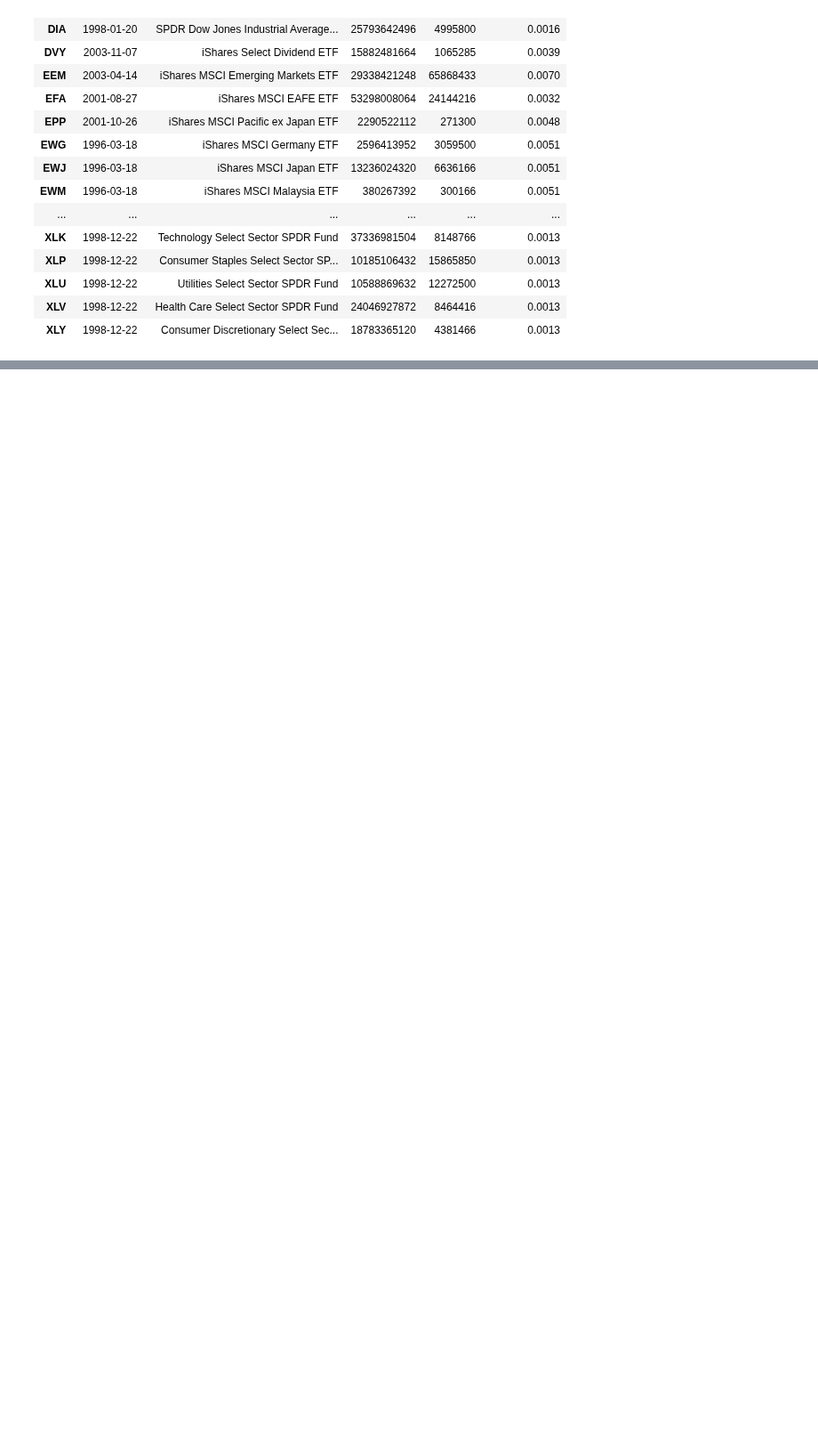
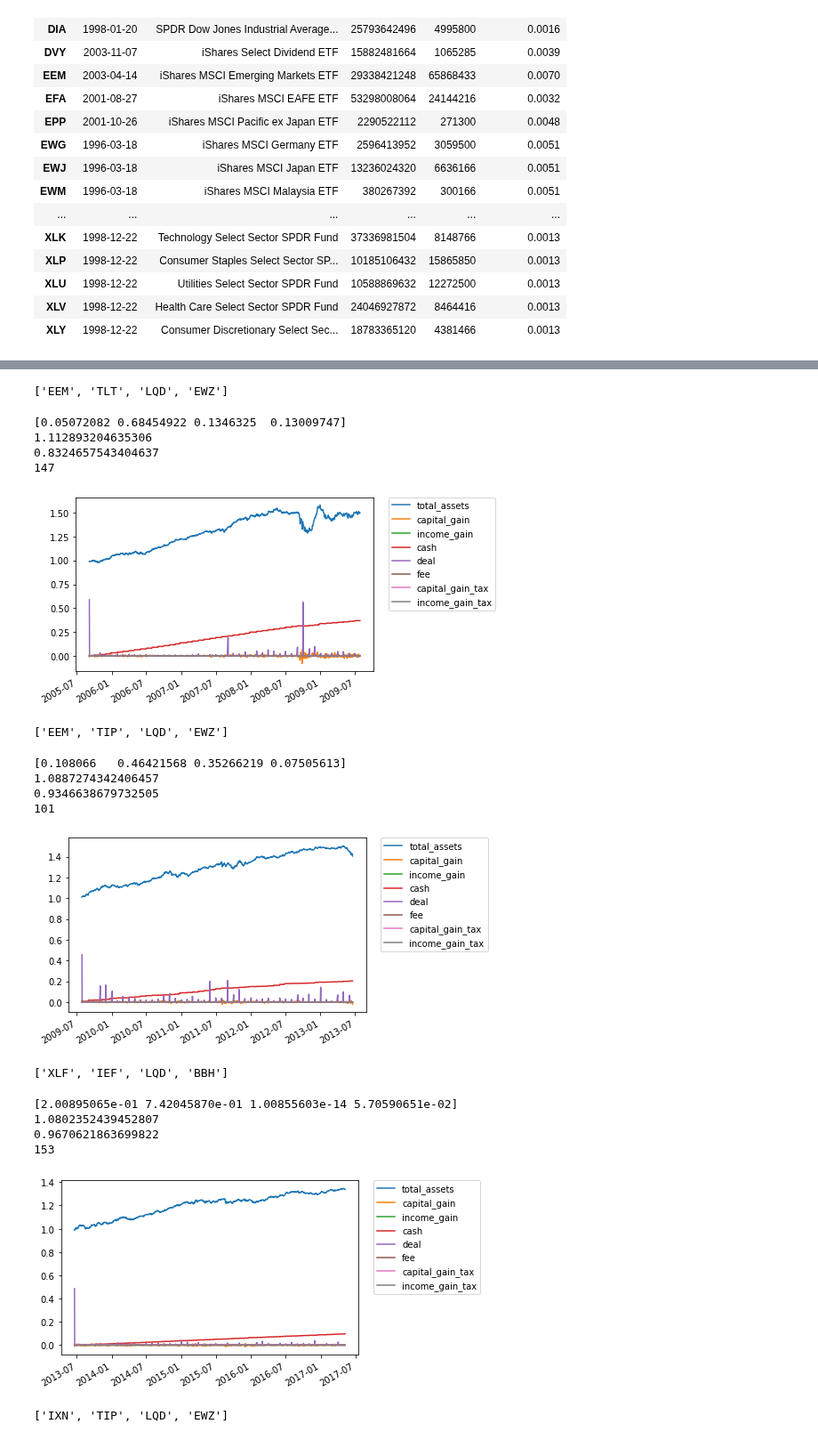
Before and after one commit to sonesuke/mypo, a Jupyter notebook: docs/tutorial/tickers.ipynb, the cells around one changed output, grey strips where cells are left out. Shown at 89% size. Drawn from its saved outputs; the diff is of its cells as text; code cells hidden in the pictures; blank space fills up the shorter version.

```diff
--- a/docs/tutorial/tickers.ipynb
+++ b/docs/tutorial/tickers.ipynb
@@ -139,0 +165,46 @@ for i in range(len(trains)):
+# %%
+for i in range(len(trains)):
+    df = pd.concat([trains[i].get_summary(), cluster], axis=1)
+    selected_tickers = list(df.groupby('class').idxmax().reset_index(drop=True)['daily return'])
+    print(selected_tickers)
+    target = evals[i].filter(selected_tickers)
+    optimizer = MaximumDiversificationOptimizer()
+    runner = Runner(
+        assets=[0.25, 0.25, 0.25, 0.25],
+        rebalancer=MonthlyRebalancer(optimizer=optimizer, do_re_optimize=True),
+        cash=0
+    )
+
+    runner.run(
+        market=target,
+        train_span=200,
+        verbose=True
+    )
+    report = runner.report()
+    print(optimizer.get_weights())
+    print(yearly_total_return(report))
+    print(max_drawdown(report))
+    print(max_drawdown_span(report))
+    ax = report.plot()
+    plt.legend(bbox_to_anchor=(1.05, 1), loc='upper left', borderaxespad=0)
+    plt.show()
+# %% [output]
+['EEM', 'TLT', 'LQD', 'EWZ']
+[0.05072082 0.68454922 0.1346325  0.13009747]
+1.112893204635306
+0.8324657543404637
+147
+[figure, added]
+['EEM', 'TIP', 'LQD', 'EWZ']
+[0.108066   0.46421568 0.35266219 0.07505613]
+1.0887274342406457
+0.9346638679732505
+101
+[figure, added]
+['XLF', 'IEF', 'LQD', 'BBH']
+[2.00895065e-01 7.42045870e-01 1.00855603e-14 5.70590651e-02]
+1.0802352439452807
+0.9670621863699822
+153
+[figure, added]
+['IXN', 'TIP', 'LQD', 'EWZ']
```
Also changed, not shown: parts of 7 cells of this notebook.
